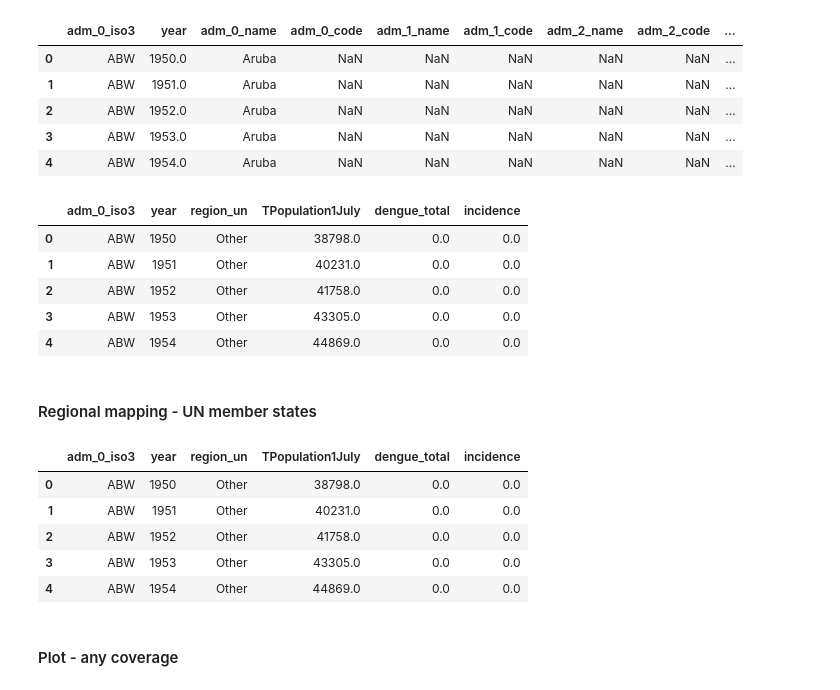
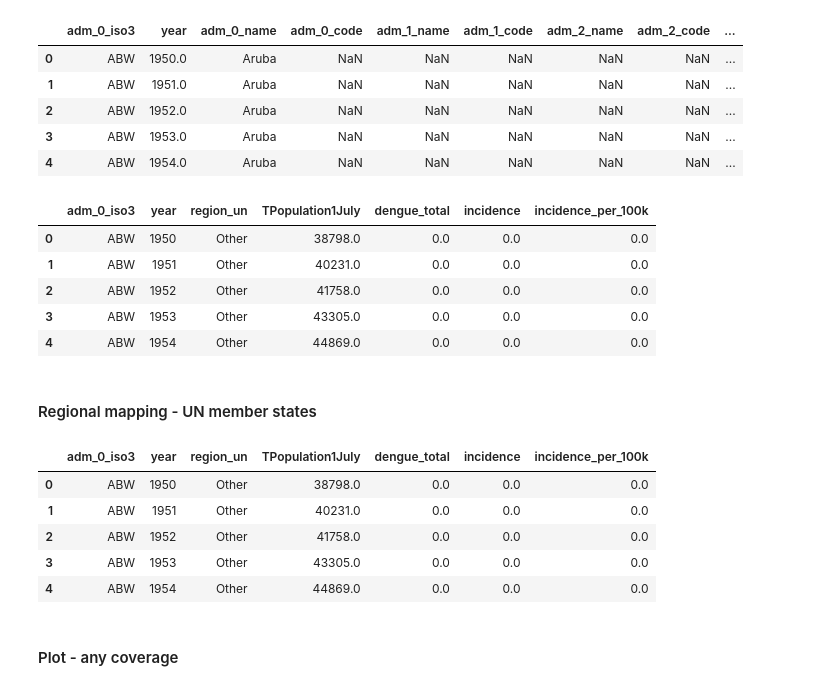
Before and after one commit to haileyrobertson/endemic-factors, a Jupyter notebook: src/ef_opendengue_cleaning.ipynb, the cells around one changed output. Cells and saved outputs as stored; diff of their text form; code cells hidden in the pictures.

```diff
--- a/src/ef_opendengue_cleaning.ipynb
+++ b/src/ef_opendengue_cleaning.ipynb
@@ -336,31 +336,32 @@ open_dengue_rollup.head()
 # %%
 # Merge with population size per year
 pop = pd.read_csv("../data/WPP2022_Demographic_Indicators_Medium.csv", dtype={'Time': float,'TPopulation1July':float}, low_memory=False)
 columns = ['ISO3_code','Time','TPopulation1July']
 pop = pop[columns]
 
 dengue_pop = open_dengue_rollup.merge(pop,left_on=['adm_0_iso3','year'],right_on=['ISO3_code','Time'],how='outer')
 dengue_pop.drop(columns[:-1],axis=1,inplace=True)
 dengue_pop = dengue_pop.dropna(subset=['adm_0_iso3'])
 
 dengue_pop = dengue_pop.groupby(['adm_0_iso3', 'year','region_un','TPopulation1July']).agg({
     'dengue_total': 'sum'
 }).reset_index()
 
 # Calculate incidence
 dengue_pop['TPopulation1July'] = dengue_pop['TPopulation1July'] * 1000
 dengue_pop['incidence'] = dengue_pop['dengue_total'] / dengue_pop['TPopulation1July']
+dengue_pop['incidence_per_100k'] = dengue_pop['incidence'] * 100000
 dengue_pop['year'] = dengue_pop['year'].astype(int)
 
 dengue_pop.sort_values(by="incidence", ascending=False)
 dengue_pop.head()
 # %% [output]
-|  | adm_0_iso3 | year | region_un | TPopulation1July | dengue_total | incidence |
-| 0 | ABW | 1950 | Other | 38798.0 | 0.0 | 0.0 |
-| 1 | ABW | 1951 | Other | 40231.0 | 0.0 | 0.0 |
-| 2 | ABW | 1952 | Other | 41758.0 | 0.0 | 0.0 |
-| 3 | ABW | 1953 | Other | 43305.0 | 0.0 | 0.0 |
-| 4 | ABW | 1954 | Other | 44869.0 | 0.0 | 0.0 |
+|  | adm_0_iso3 | year | region_un | TPopulation1July | dengue_total | incidence | incidence_per_100k |
+| 0 | ABW | 1950 | Other | 38798.0 | 0.0 | 0.0 | 0.0 |
+| 1 | ABW | 1951 | Other | 40231.0 | 0.0 | 0.0 | 0.0 |
+| 2 | ABW | 1952 | Other | 41758.0 | 0.0 | 0.0 | 0.0 |
+| 3 | ABW | 1953 | Other | 43305.0 | 0.0 | 0.0 | 0.0 |
+| 4 | ABW | 1954 | Other | 44869.0 | 0.0 | 0.0 | 0.0 |
 # %% [markdown]
 #### Regional mapping - UN member states
 # %%
@@ -443,12 +444,12 @@ dengue_pop['region_un'] = dengue_pop['adm_0_iso3'].map(countries).fillna("Other"
 
 dengue_pop.head()
 # %% [output]
-|  | adm_0_iso3 | year | region_un | TPopulation1July | dengue_total | incidence |
-| 0 | ABW | 1950 | Other | 38798.0 | 0.0 | 0.0 |
-| 1 | ABW | 1951 | Other | 40231.0 | 0.0 | 0.0 |
-| 2 | ABW | 1952 | Other | 41758.0 | 0.0 | 0.0 |
-| 3 | ABW | 1953 | Other | 43305.0 | 0.0 | 0.0 |
-| 4 | ABW | 1954 | Other | 44869.0 | 0.0 | 0.0 |
+|  | adm_0_iso3 | year | region_un | TPopulation1July | dengue_total | incidence | incidence_per_100k |
+| 0 | ABW | 1950 | Other | 38798.0 | 0.0 | 0.0 | 0.0 |
+| 1 | ABW | 1951 | Other | 40231.0 | 0.0 | 0.0 | 0.0 |
+| 2 | ABW | 1952 | Other | 41758.0 | 0.0 | 0.0 | 0.0 |
+| 3 | ABW | 1953 | Other | 43305.0 | 0.0 | 0.0 | 0.0 |
+| 4 | ABW | 1954 | Other | 44869.0 | 0.0 | 0.0 | 0.0 |
 # %% [markdown]
 #### Plot - any coverage
 # %%
```
Also changed, not shown: parts of 10 cells of this notebook, 9 other files.
